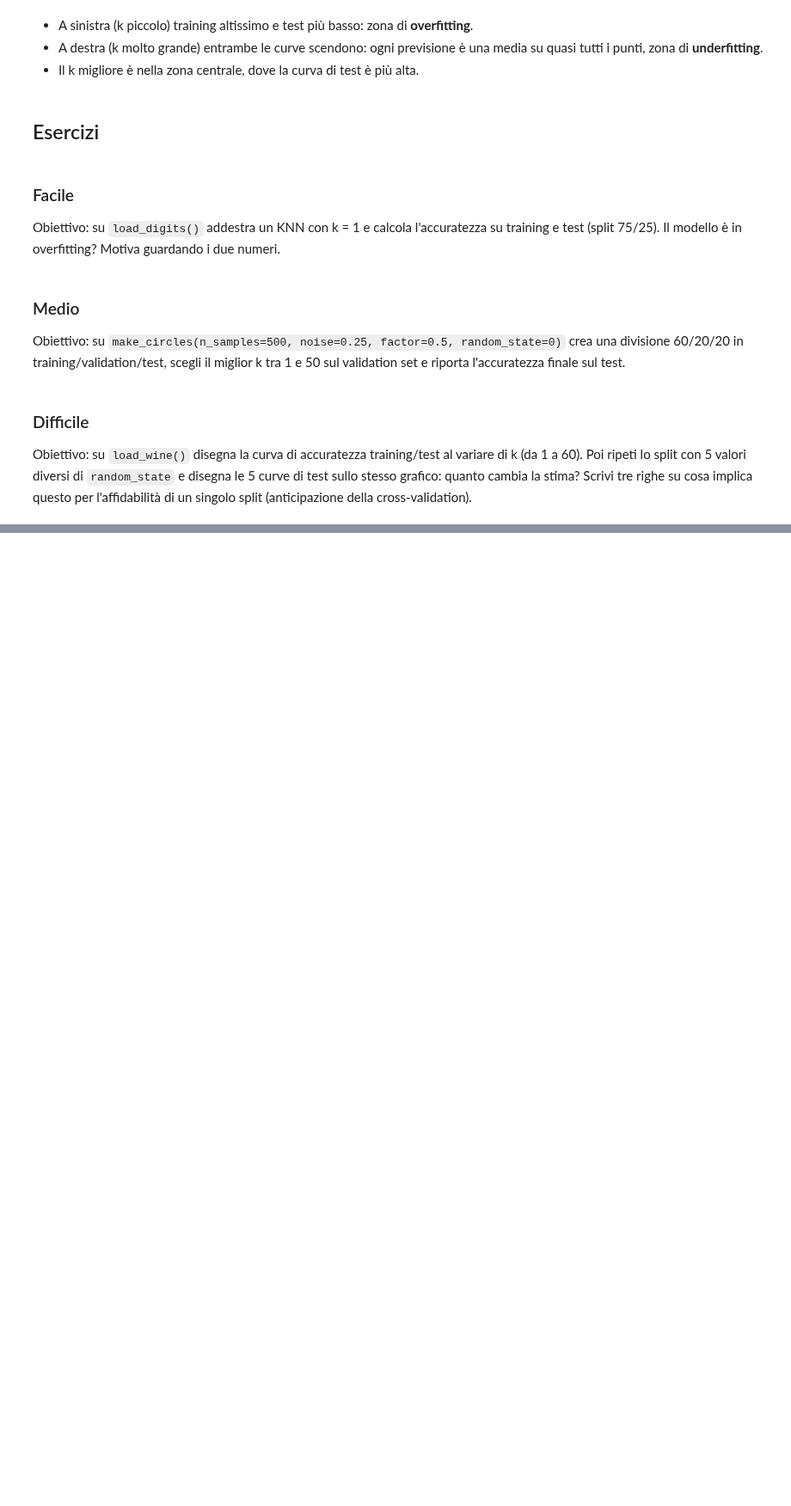
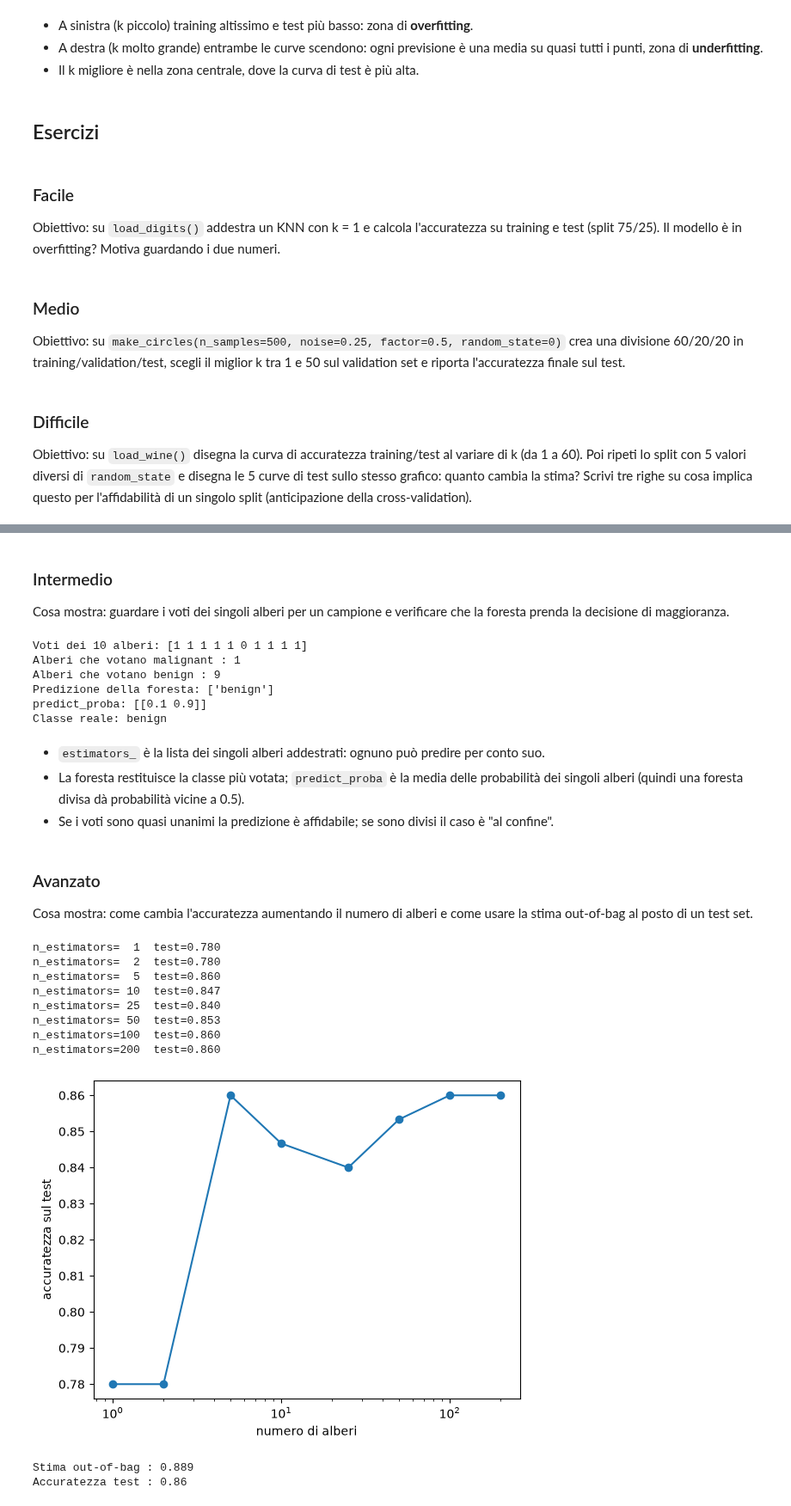
Before and after one commit to MaSTERmIKK/Aula_PythonAi_Ottobre, a Jupyter notebook: CorsoIt/14_Lunedi_26/giorno-1-fondamenti-ml.ipynb, the cells around one changed output, grey strips where cells are left out. Shown at 86% size. Drawn from its saved outputs; the diff is of its cells as text; code cells hidden in the pictures; blank space fills up the shorter version.

```diff
--- a/CorsoIt/14_Lunedi_26/giorno-1-fondamenti-ml.ipynb
+++ b/CorsoIt/14_Lunedi_26/giorno-1-fondamenti-ml.ipynb
@@ -1214,0 +1634,70 @@ Obiettivo: su `load_wine()` disegna la curva di accuratezza training/test al var
+# %% [markdown]
+### Intermedio
+Cosa mostra: guardare i voti dei singoli alberi per un campione e verificare che la foresta prenda la decisione di maggioranza.
+# %%
+import numpy as np
+from sklearn.datasets import load_breast_cancer
+from sklearn.model_selection import train_test_split
+from sklearn.ensemble import RandomForestClassifier
+
+cancer = load_breast_cancer()
+X_train, X_test, y_train, y_test = train_test_split(cancer.data, cancer.target, test_size=0.3, random_state=42)
+foresta = RandomForestClassifier(n_estimators=10, random_state=42).fit(X_train, y_train)   # 10 alberi per leggere i voti
+
+campione = X_test[:1]                                          # un solo paziente
+voti = np.array([int(a.predict(campione)[0]) for a in foresta.estimators_])   # un voto per albero
+print("Voti dei 10 alberi:", voti)
+print("Alberi che votano", cancer.target_names[0], ":", np.sum(voti == 0))
+print("Alberi che votano", cancer.target_names[1], ":", np.sum(voti == 1))
+print("Predizione della foresta:", cancer.target_names[foresta.predict(campione)])
+print("predict_proba:", foresta.predict_proba(campione))
+print("Classe reale:", cancer.target_names[y_test[0]])
+# %% [output]
+Voti dei 10 alberi: [1 1 1 1 1 0 1 1 1 1]
+Alberi che votano malignant : 1
+Alberi che votano benign : 9
+Predizione della foresta: ['benign']
+predict_proba: [[0.1 0.9]]
+Classe reale: benign
+# %% [markdown]
+- `estimators_` è la lista dei singoli alberi addestrati: ognuno può predire per conto suo.
+- La foresta restituisce la classe più votata; `predict_proba` è la media delle probabilità dei singoli alberi (quindi una foresta divisa dà probabilità vicine a 0.5).
+- Se i voti sono quasi unanimi la predizione è affidabile; se sono divisi il caso è "al confine".
+# %% [markdown]
+### Avanzato
+Cosa mostra: come cambia l'accuratezza aumentando il numero di alberi e come usare la stima out-of-bag al posto di un test set.
+# %%
+import matplotlib.pyplot as plt
+from sklearn.datasets import make_moons
+from sklearn.model_selection import train_test_split
+from sklearn.ensemble import RandomForestClassifier
+
+X, y = make_moons(n_samples=500, noise=0.35, random_state=42)
+X_train, X_test, y_train, y_test = train_test_split(X, y, test_size=0.3, random_state=42)
+
+numeri = [1, 2, 5, 10, 25, 50, 100, 200]
+acc_test = []
+for n in numeri:
+    foresta = RandomForestClassifier(n_estimators=n, random_state=42).fit(X_train, y_train)
+    acc_test.append(foresta.score(X_test, y_test))
+    print(f"n_estimators={n:3d}  test={acc_test[-1]:.3f}")
+
+plt.plot(numeri, acc_test, marker="o")
+plt.xscale("log"); plt.xlabel("numero di alberi"); plt.ylabel("accuratezza sul test")
+plt.show()
+
+foresta = RandomForestClassifier(n_estimators=200, oob_score=True, random_state=42).fit(X_train, y_train)
+print("Stima out-of-bag :", round(foresta.oob_score_, 3))      # calcolata solo sul training set
+print("Accuratezza test :", round(foresta.score(X_test, y_test), 3))
+# %% [output]
+n_estimators=  1  test=0.780
+n_estimators=  2  test=0.780
+n_estimators=  5  test=0.860
+n_estimators= 10  test=0.847
+n_estimators= 25  test=0.840
+n_estimators= 50  test=0.853
+n_estimators=100  test=0.860
+n_estimators=200  test=0.860
+[figure, added]
+Stima out-of-bag : 0.889
+Accuratezza test : 0.86
```
Also changed, not shown: parts of 56 cells of this notebook.
